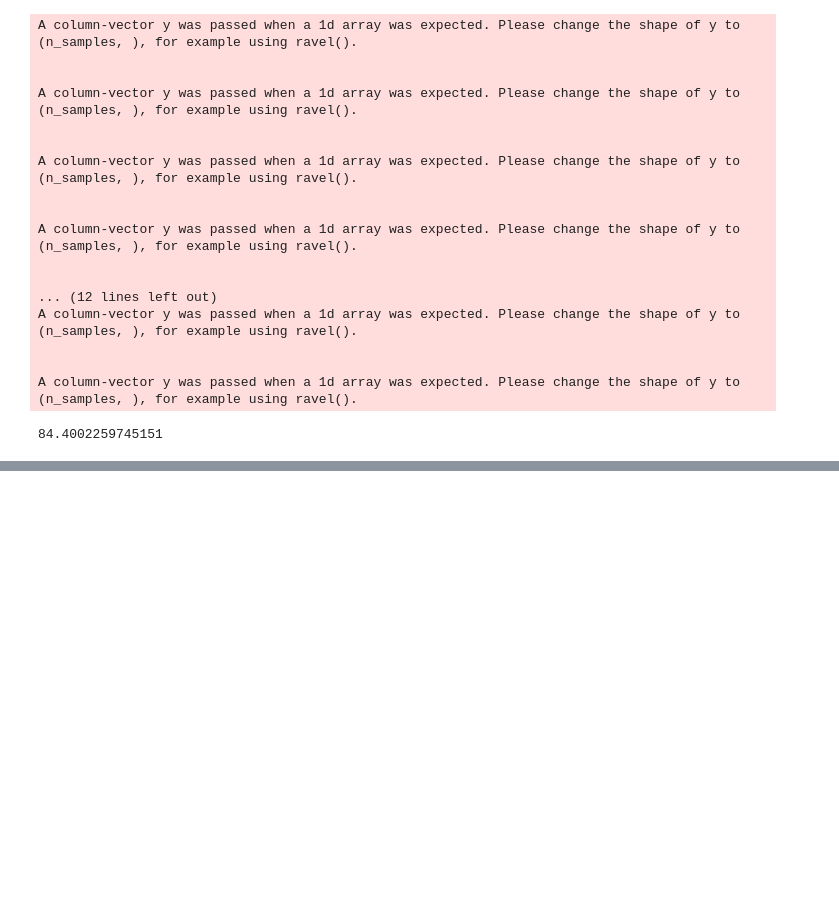
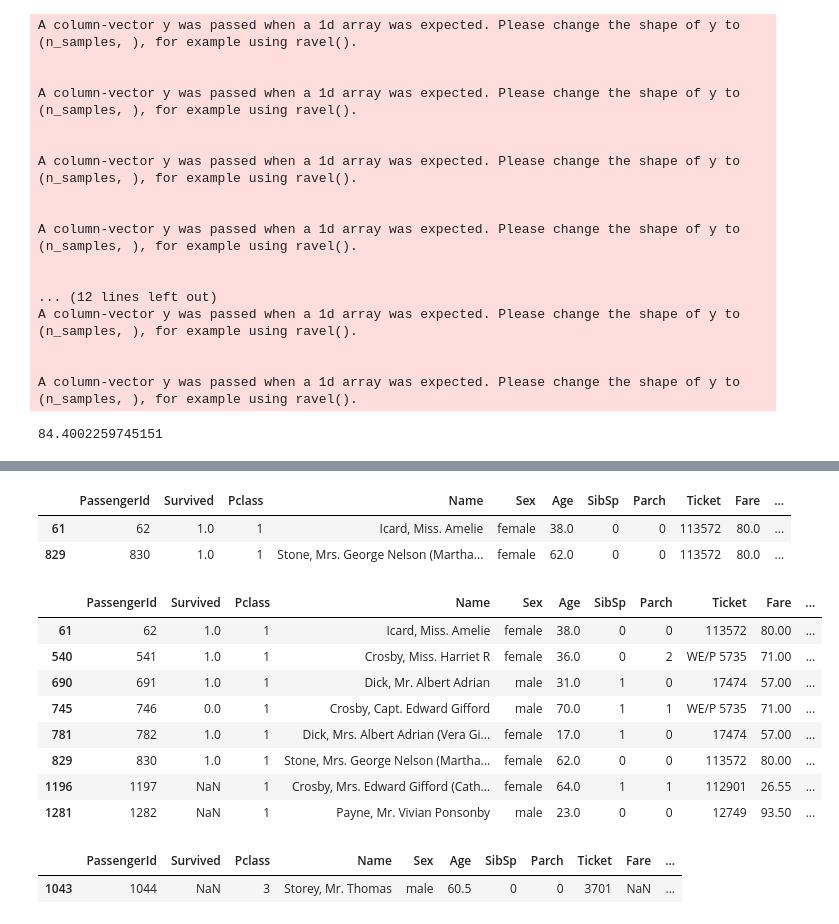
Before and after one commit to miji-lee-kr/titanic_practice, a Jupyter notebook: titanic.ipynb, the cells around one changed output, grey strips where cells are left out. Saved outputs shown, nothing was run; the diff lists cells and outputs as text; code cells hidden in the pictures; blank space fills up the shorter version.

```diff
--- a/titanic.ipynb
+++ b/titanic.ipynb
@@ -2363,0 +2419,23 @@ grid_hard.fit(train_importances, y_train)
+# %%
+df_all[df_all['Embarked'].isnull()]
+
+# 동일한 티켓 넘버 있는 사람들의 embark 정보 없음
+# 대신 같은 cabin 번호였다. 비슷한/같은 cabin 을 가진 사람들에게서 뭔가 embarked에 대한 정보를 찾을 수 있을지도 몰라
+# %% [output]
+|  | PassengerId | Survived | Pclass | Name | Sex | Age | SibSp | Parch | Ticket | Fare | ... |
+| 61 | 62 | 1.0 | 1 | Icard, Miss. Amelie | female | 38.0 | 0 | 0 | 113572 | 80.0 | ... |
+| 829 | 830 | 1.0 | 1 | Stone, Mrs. George Nelson (Martha... | female | 62.0 | 0 | 0 | 113572 | 80.0 | ... |
+# %%
+df_all[df_all['Cabin'].str.startswith('B2', na= False)]
+
+# 전부 embarked 가 S더라 -> S로 채우자
+# %% [output]
+|  | PassengerId | Survived | Pclass | Name | Sex | Age | SibSp | Parch | Ticket | Fare | ... |
+| 61 | 62 | 1.0 | 1 | Icard, Miss. Amelie | female | 38.0 | 0 | 0 | 113572 | 80.00 | ... |
+| 540 | 541 | 1.0 | 1 | Crosby, Miss. Harriet R | female | 36.0 | 0 | 2 | WE/P 5735 | 71.00 | ... |
+| 690 | 691 | 1.0 | 1 | Dick, Mr. Albert Adrian | male | 31.0 | 1 | 0 | 17474 | 57.00 | ... |
+| 745 | 746 | 0.0 | 1 | Crosby, Capt. Edward Gifford | male | 70.0 | 1 | 1 | WE/P 5735 | 71.00 | ... |
+| 781 | 782 | 1.0 | 1 | Dick, Mrs. Albert Adrian (Vera Gi... | female | 17.0 | 1 | 0 | 17474 | 57.00 | ... |
+| 829 | 830 | 1.0 | 1 | Stone, Mrs. George Nelson (Martha... | female | 62.0 | 0 | 0 | 113572 | 80.00 | ... |
+| 1196 | 1197 | NaN | 1 | Crosby, Mrs. Edward Gifford (Cath... | female | 64.0 | 1 | 1 | 112901 | 26.55 | ... |
+| 1281 | 1282 | NaN | 1 | Payne, Mr. Vivian Ponsonby | male | 23.0 | 0 | 0 | 12749 | 93.50 | ... |
@@ -2363,0 +2444,7 @@ grid_hard.fit(train_importances, y_train)
+# %%
+# fare 결측치
+
+df_all[df_all['Fare'].isnull()]
+# %% [output]
+|  | PassengerId | Survived | Pclass | Name | Sex | Age | SibSp | Parch | Ticket | Fare | ... |
+| 1043 | 1044 | NaN | 3 | Storey, Mr. Thomas | male | 60.5 | 0 | 0 | 3701 | NaN | ... |
```
Also changed, not shown: parts of 35 cells of this notebook, 1 other file.
